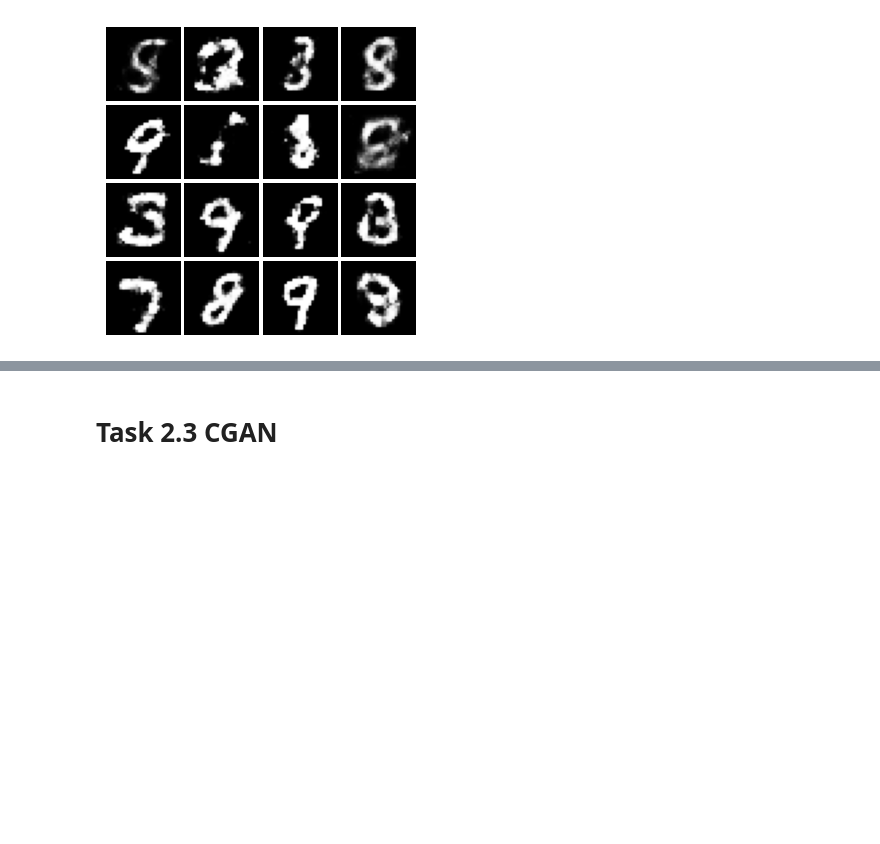
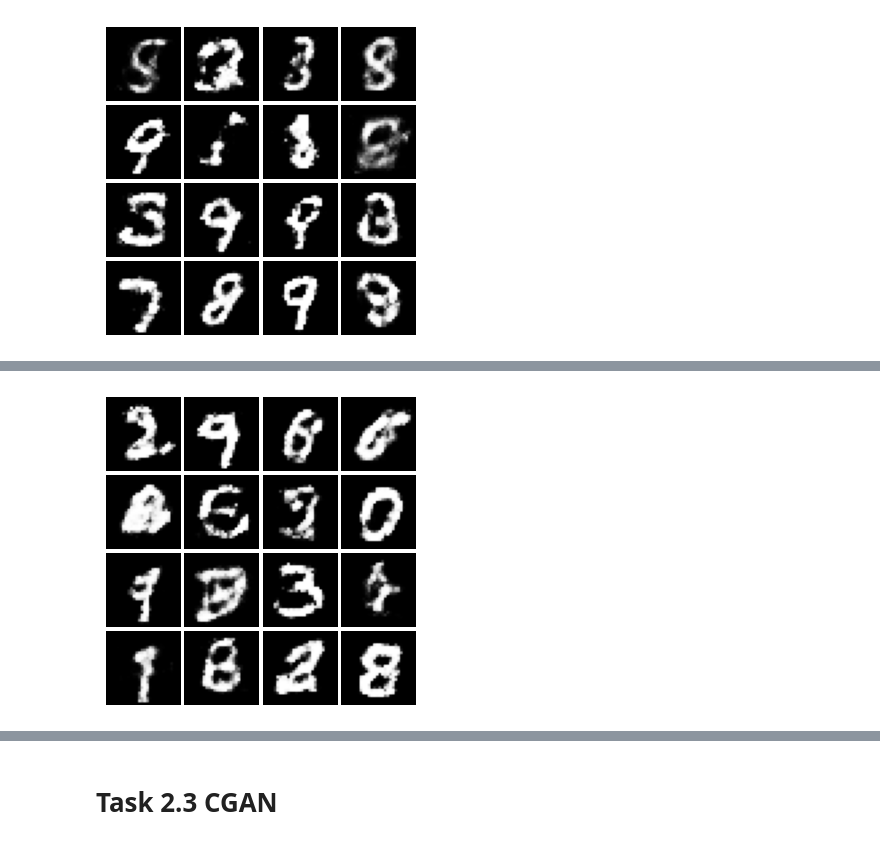
Before and after one commit to Boyinglby/ADL_lab, a Jupyter notebook: DL_lab2.ipynb, the cells around one changed output, grey strips where cells are left out. Saved outputs shown, nothing was run; the diff lists cells and outputs as text; code cells hidden in the pictures; blank space fills up the shorter version.

Commit message:
Added loss function compare

```diff
--- a/DL_lab2.ipynb
+++ b/DL_lab2.ipynb
@@ -189,7 +191,7 @@ def train_GAN(train_loader, loss_function, G, D, num_epochs):
     if epoch % 1 == 0:
         print('Iter-{}; D_loss: {}; G_loss: {}'.format(epoch, D_loss.data.numpy(), G_loss.data.numpy()))
 
-train_GAN(train_loader, loss_function, G, D, 5)
+train_GAN(train_loader, loss_function, G, D, 50)
 # %% [output]
 Iter-0; D_loss: 0.0022551966831088066; G_loss: 9.535200119018555
 Iter-1; D_loss: 0.01068241335451603; G_loss: 7.609567165374756
@@ -241,0 +246,3 @@ for i, sample in enumerate(samples):
+# %%
+D_loss = -torch.mean(torch.log(D_real) + torch.log(1. - D_fake))
+G_loss = -torch.mean(torch.log(D_fake))
@@ -241,0 +343,17 @@ for i, sample in enumerate(samples):
+# %%
+z = Variable(torch.randn(32, Z_dim))
+samples = G(z).data.numpy()[:16]
+
+fig = plt.figure(figsize=(4, 4))
+gs = gridspec.GridSpec(4, 4)
+gs.update(wspace=0.05, hspace=0.05)
+
+for i, sample in enumerate(samples):
+  ax = plt.subplot(gs[i])
+  plt.axis('off')
+  ax.set_xticklabels([])
+  ax.set_yticklabels([])
+  ax.set_aspect('equal')
+  plt.imshow(sample.reshape(28, 28), cmap='Greys_r')
+# %% [output]
+[figure, added]
```
Also changed, not shown: parts of 6 cells of this notebook.
